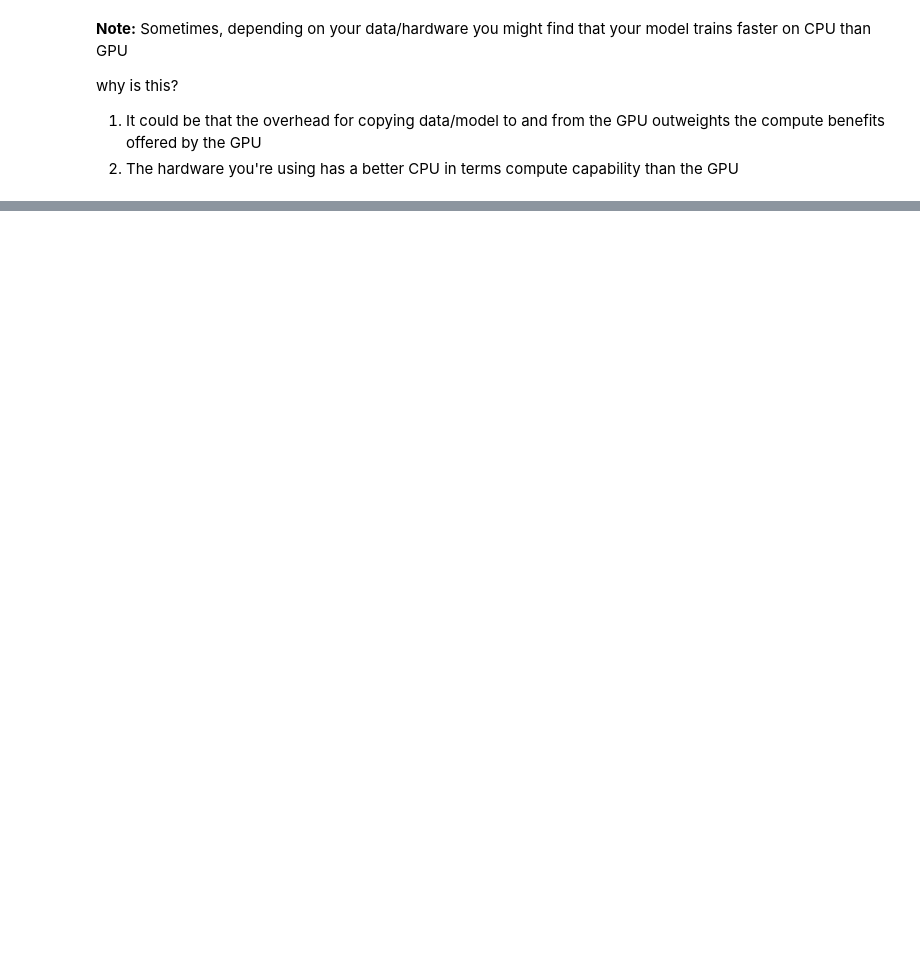
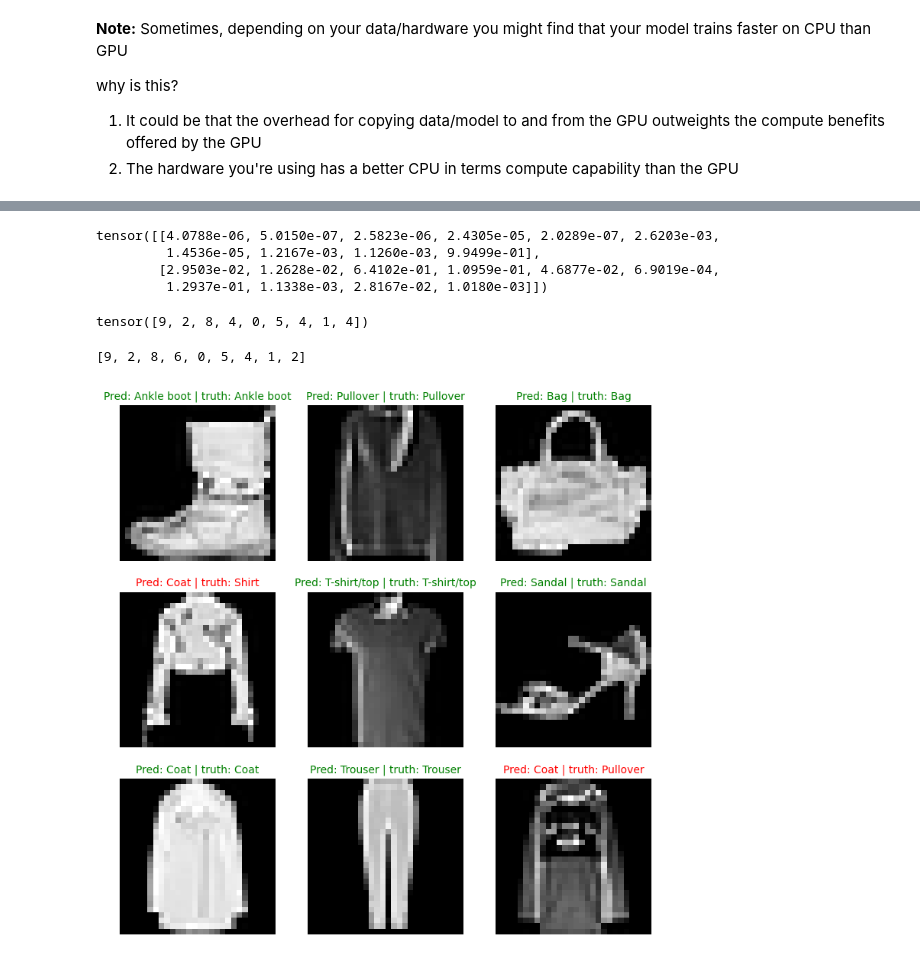
Before and after one commit to Finix-07/pytorch_practice, a Jupyter notebook: CNN.ipynb, the cells around one changed output, grey strips where cells are left out. Saved outputs shown, nothing was run; the diff lists cells and outputs as text; code cells hidden in the pictures; blank space fills up the shorter version.

```diff
--- a/CNN.ipynb
+++ b/CNN.ipynb
@@ -687,0 +1146,52 @@ total_train_time_model_0
+# %%
+# Make predictions
+pred_probs = make_predictions(model= model_2,
+                              data= test_samples)
+
+# view first 2 prediction probabilities
+pred_probs[:2]
+# %% [output]
+tensor([[4.0788e-06, 5.0150e-07, 2.5823e-06, 2.4305e-05, 2.0289e-07, 2.6203e-03,
+         1.4536e-05, 1.2167e-03, 1.1260e-03, 9.9499e-01],
+        [2.9503e-02, 1.2628e-02, 6.4102e-01, 1.0959e-01, 4.6877e-02, 6.9019e-04,
+         1.2937e-01, 1.1338e-03, 2.8167e-02, 1.0180e-03]])
+# %%
+# convert pred probs to labels
+pred_classes = pred_probs.argmax(dim = 1)
+pred_classes
+# %% [output]
+tensor([9, 2, 8, 4, 0, 5, 4, 1, 4])
+# %%
+test_labels
+# %% [output]
+[9, 2, 8, 6, 0, 5, 4, 1, 2]
+# %%
+# Plot predictions
+plt.figure(figsize= (9,9))
+nrows= 3
+ncols= 3
+for i, sample in enumerate(test_samples):
+
+    plt.subplot(nrows,ncols, i+1)
+
+    #plot target
+    plt.imshow(sample.squeeze(), cmap="gray")
+
+    pred_label = class_names[pred_classes[i]]
+
+    # get truth label
+    truth_label = class_names[test_labels[i]]
+
+    # create title
+    title_text = f"Pred: {pred_label} | truth: {truth_label}"
+
+    # check equality
+    if pred_label == truth_label:
+        plt.title(title_text, fontsize = 10, c='g') # if correct prediction
+
+    else:
+        plt.title(title_text, fontsize= 10, c='r')
+
+    plt.axis(False)
+# %% [output]
+[figure, added]
```
Also changed, not shown: parts of 50 cells of this notebook, 1 other file.
